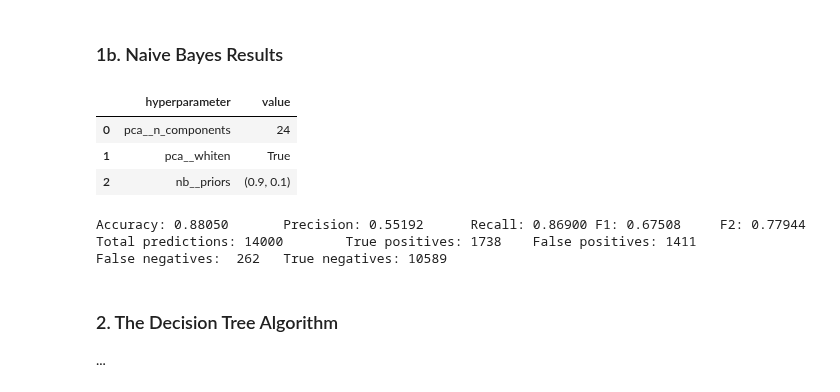
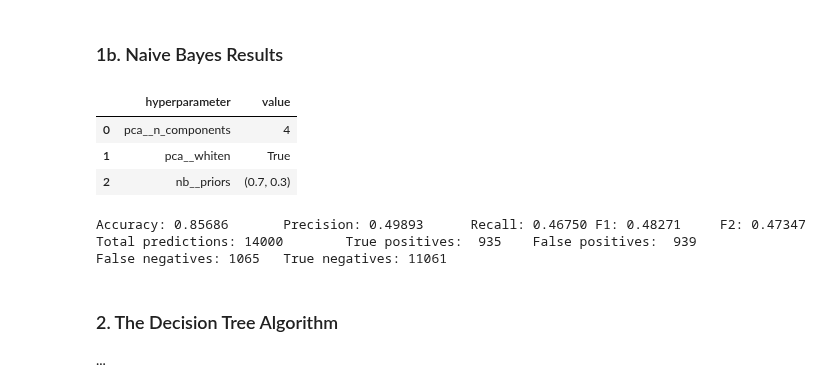
Before and after one commit to marty-vanhoof/Identifying_Fraud_from_Enron_Data, a Jupyter notebook: enron_report.ipynb, the cells around one changed output. Saved outputs shown, nothing was run; the diff lists cells and outputs as text; code cells hidden in the pictures.

```diff
--- a/enron_report.ipynb
+++ b/enron_report.ipynb
@@ -524,6 +524,12 @@ display_feature_results(knn_best_features, knn_model)
 Accuracy: 0.87500       Precision: 0.73901      Recall: 0.38650 F1: 0.50755     F2: 0.42726
 Total predictions: 12000        True positives:  773    False positives:  273
 False negatives: 1227   True negatives: 9727
+# %%
+# need to add 'poi' back in because get_best_features() drops it from the list
+nb_best_features = ['poi'] + nb_best_features
+dt_best_features = ['poi'] + dt_best_features
+lg_best_features = ['poi'] + lg_best_features
+knn_best_features = ['poi'] + knn_best_features
 # %% [markdown]
 <a id='tuning'></a>
 ## Algorithm Tuning
@@ -589,7 +604,6 @@ def tune_nb_clf(f_list, scaling=True):
     f_list - a list of features to use for the algorithm
     '''
 
-    f_list = ['poi'] + f_list
     data_array = featureFormat(new_data_dict, f_list, sort_keys=True)
     labels, features = targetFeatureSplit(data_array)
     labels, features = np.array(labels), np.array(features)
@@ -623,37 +637,38 @@ def tune_nb_clf(f_list, scaling=True):
 <a id="nb_results"></a>
 ### 1b. Naive Bayes Results
 # %%
-def display_model_results(estimator, param_grid):
+def display_model_results(estimator, param_grid, f_list):
     '''
     Display the results from tuning a machine learning classifier.  Shows the
     optimal hyperparameters resulting from GridSearch and also tests the classifier
     using the test_classfier() function.
 
     Inputs:
     estimator - best estimator from a fitted GridSearchCV object run through a pipeline
     param_grid - parameter grid used for the grid search
+    f_list - features to use for the algorithm
     '''
 
     best_parameters = estimator.get_params()
     tuples = []
     for parameter in param_grid.keys():
         tuples.append((parameter, best_parameters[parameter]))
 
     parameters_df = pd.DataFrame(tuples, columns=['hyperparameter', 'value'])
     display(parameters_df)
 
-    test_classifier(estimator, new_data_dict, ['poi']+new_features_list)
+    test_classifier(estimator, new_data_dict, f_list)
 
-nb_clf, nb_grid = tune_nb_clf(new_features_list, scaling=False)
-display_model_results(nb_clf, nb_grid)
+nb_clf, nb_grid = tune_nb_clf(nb_best_features, scaling=False)
+display_model_results(nb_clf, nb_grid, nb_best_features)
 # %% [output]
 |  | hyperparameter | value |
-| 0 | pca__n_components | 24 |
+| 0 | pca__n_components | 4 |
 | 1 | pca__whiten | True |
-| 2 | nb__priors | (0.9, 0.1) |
+| 2 | nb__priors | (0.7, 0.3) |
-Accuracy: 0.88050       Precision: 0.55192      Recall: 0.86900 F1: 0.67508     F2: 0.77944
-Total predictions: 14000        True positives: 1738    False positives: 1411
-False negatives:  262   True negatives: 10589
+Accuracy: 0.85686       Precision: 0.49893      Recall: 0.46750 F1: 0.48271     F2: 0.47347
+Total predictions: 14000        True positives:  935    False positives:  939
+False negatives: 1065   True negatives: 11061
 # %% [markdown]
 <a id="dt"></a>
 ### 2. The Decision Tree Algorithm
```
Also changed, not shown: parts of 5 cells of this notebook.
